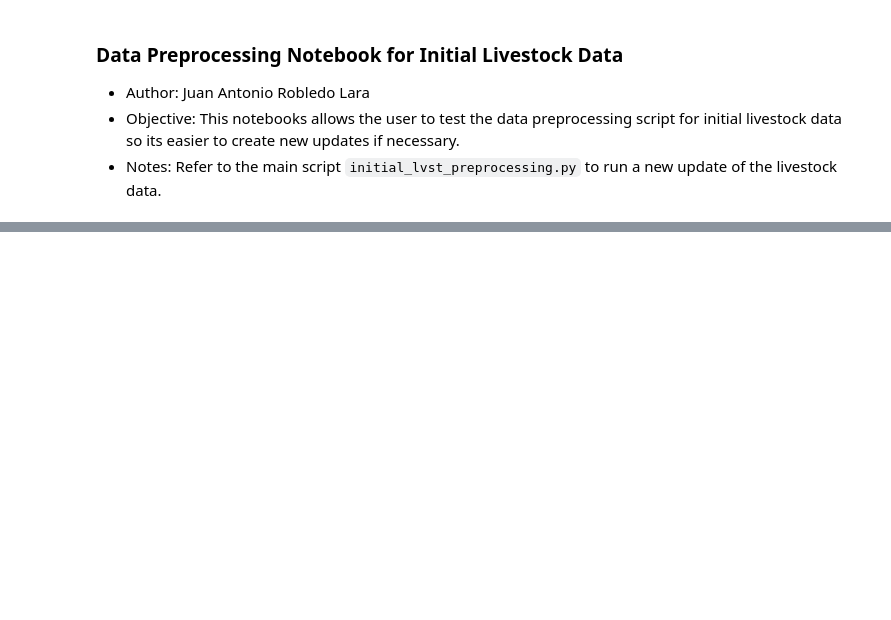
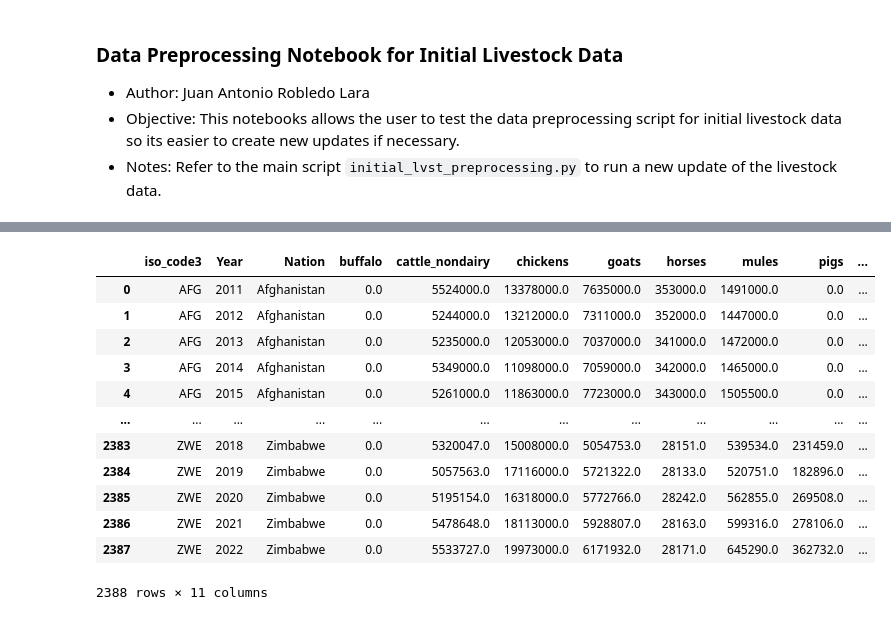
Before and after one commit to milocortes/sisepuede_data, a Jupyter notebook: AFOLU_data_preprocessing_scripts/initial_lvst_preprocessing.ipynb, the cells around one changed output, grey strips where cells are left out. Cells and saved outputs as stored; diff of their text form; code cells hidden in the pictures; blank space fills up the shorter version.

```diff
--- a/AFOLU_data_preprocessing_scripts/initial_lvst_preprocessing.ipynb
+++ b/AFOLU_data_preprocessing_scripts/initial_lvst_preprocessing.ipynb
@@ -119,0 +242,4 @@ lvst_pivot_df.head()
+# %%
+template_df = pd.merge(combinations_df, df_grouped, on=['iso_code3', 'Year', 'sisepuede_demand_category'], how='left')
+template_df = pd.merge(template_df, unique_iso_nation_pairs, on='iso_code3', how='left')
+template_df
@@ -119,0 +275,10 @@ lvst_pivot_df.head()
+# %%
+template_df['Value_ffill'] = template_df.groupby(
+    ['iso_code3','sisepuede_demand_category']
+)['Value'].transform('ffill')
+
+template_df['Value_imputed'] = template_df.groupby(
+    ['iso_code3','sisepuede_demand_category']
+)['Value_ffill'].transform('bfill')
+
+template_df.info()
@@ -119,0 +332,32 @@ lvst_pivot_df.head()
+# %%
+# Pivot
+df_wide = (
+    template_df
+    .pivot_table(
+        index=['iso_code3', 'Year', 'Nation'],           # the keys to remain as rows
+        columns='sisepuede_demand_category',   # the values that become new columns
+        values='Value_imputed',                        # the cell values
+        aggfunc='sum',                         # how to aggregate duplicates
+        fill_value=0                           # replace missing with 0 (if you like)
+    )
+    .reset_index()                             # bring iso_code3 and Year back as columns
+)
+
+# optional: flatten the column index
+df_wide.columns.name = None
+
+df_wide
+# %% [output]
+|  | iso_code3 | Year | Nation | buffalo | cattle_nondairy | chickens | goats | horses | mules | pigs | ... |
+| 0 | AFG | 2011 | Afghanistan | 0.0 | 5524000.0 | 13378000.0 | 7635000.0 | 353000.0 | 1491000.0 | 0.0 | ... |
+| 1 | AFG | 2012 | Afghanistan | 0.0 | 5244000.0 | 13212000.0 | 7311000.0 | 352000.0 | 1447000.0 | 0.0 | ... |
+| 2 | AFG | 2013 | Afghanistan | 0.0 | 5235000.0 | 12053000.0 | 7037000.0 | 341000.0 | 1472000.0 | 0.0 | ... |
+| 3 | AFG | 2014 | Afghanistan | 0.0 | 5349000.0 | 11098000.0 | 7059000.0 | 342000.0 | 1465000.0 | 0.0 | ... |
+| 4 | AFG | 2015 | Afghanistan | 0.0 | 5261000.0 | 11863000.0 | 7723000.0 | 343000.0 | 1505500.0 | 0.0 | ... |
+| ... | ... | ... | ... | ... | ... | ... | ... | ... | ... | ... | ... |
+| 2383 | ZWE | 2018 | Zimbabwe | 0.0 | 5320047.0 | 15008000.0 | 5054753.0 | 28151.0 | 539534.0 | 231459.0 | ... |
+| 2384 | ZWE | 2019 | Zimbabwe | 0.0 | 5057563.0 | 17116000.0 | 5721322.0 | 28133.0 | 520751.0 | 182896.0 | ... |
+| 2385 | ZWE | 2020 | Zimbabwe | 0.0 | 5195154.0 | 16318000.0 | 5772766.0 | 28242.0 | 562855.0 | 269508.0 | ... |
+| 2386 | ZWE | 2021 | Zimbabwe | 0.0 | 5478648.0 | 18113000.0 | 5928807.0 | 28163.0 | 599316.0 | 278106.0 | ... |
+| 2387 | ZWE | 2022 | Zimbabwe | 0.0 | 5533727.0 | 19973000.0 | 6171932.0 | 28171.0 | 645290.0 | 362732.0 | ... |
+2388 rows × 11 columns
```
Also changed, not shown: parts of 33 cells of this notebook.
